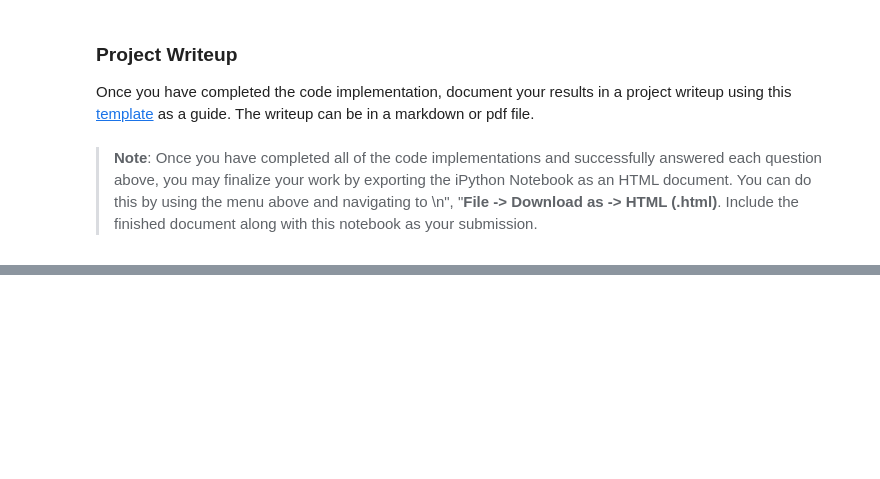
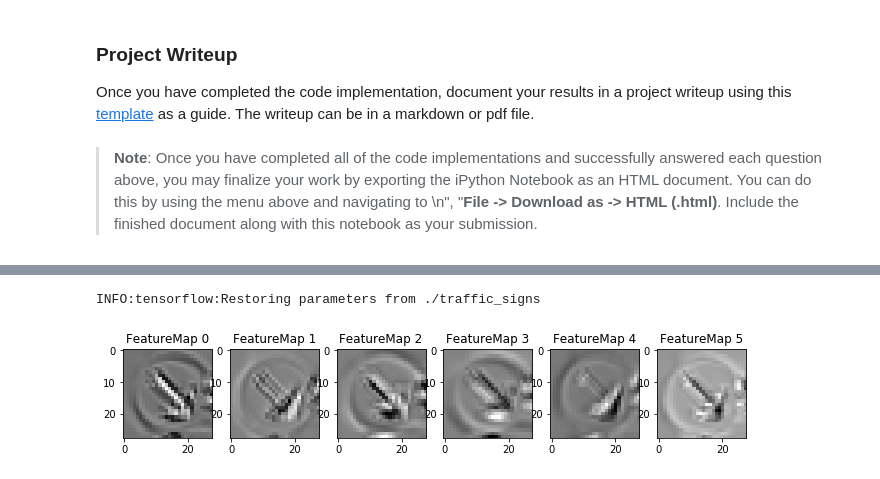
Before and after one commit to greenfield932/CarND-Traffic-Sign-Classifier-Project, a Jupyter notebook: Traffic_Sign_Classifier.ipynb, the cells around one changed output, grey strips where cells are left out. Saved outputs shown, nothing was run; the diff lists cells and outputs as text; code cells hidden in the pictures; blank space fills up the shorter version.

```diff
--- a/Traffic_Sign_Classifier.ipynb
+++ b/Traffic_Sign_Classifier.ipynb
@@ -777,0 +794,5 @@ def outputFeatureMap(image_input, tf_activation, activation_min=-1, activation_m
+# %%
+outputFeatureMap(X_test_norm[idx].reshape(1,32,32,1), layers[0])
+# %% [output]
+INFO:tensorflow:Restoring parameters from ./traffic_signs
+[figure, added]
```
Also changed, not shown: parts of 10 cells of this notebook.
